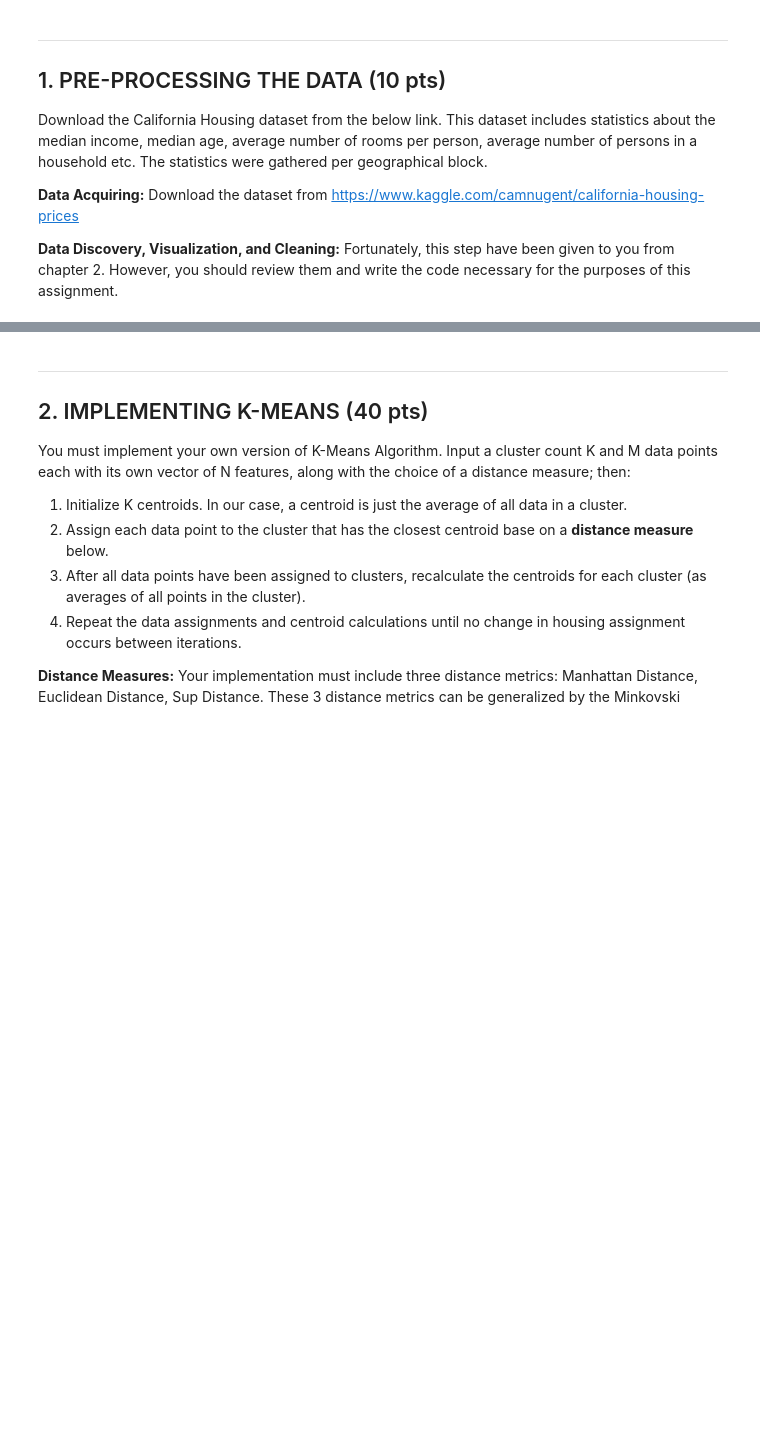
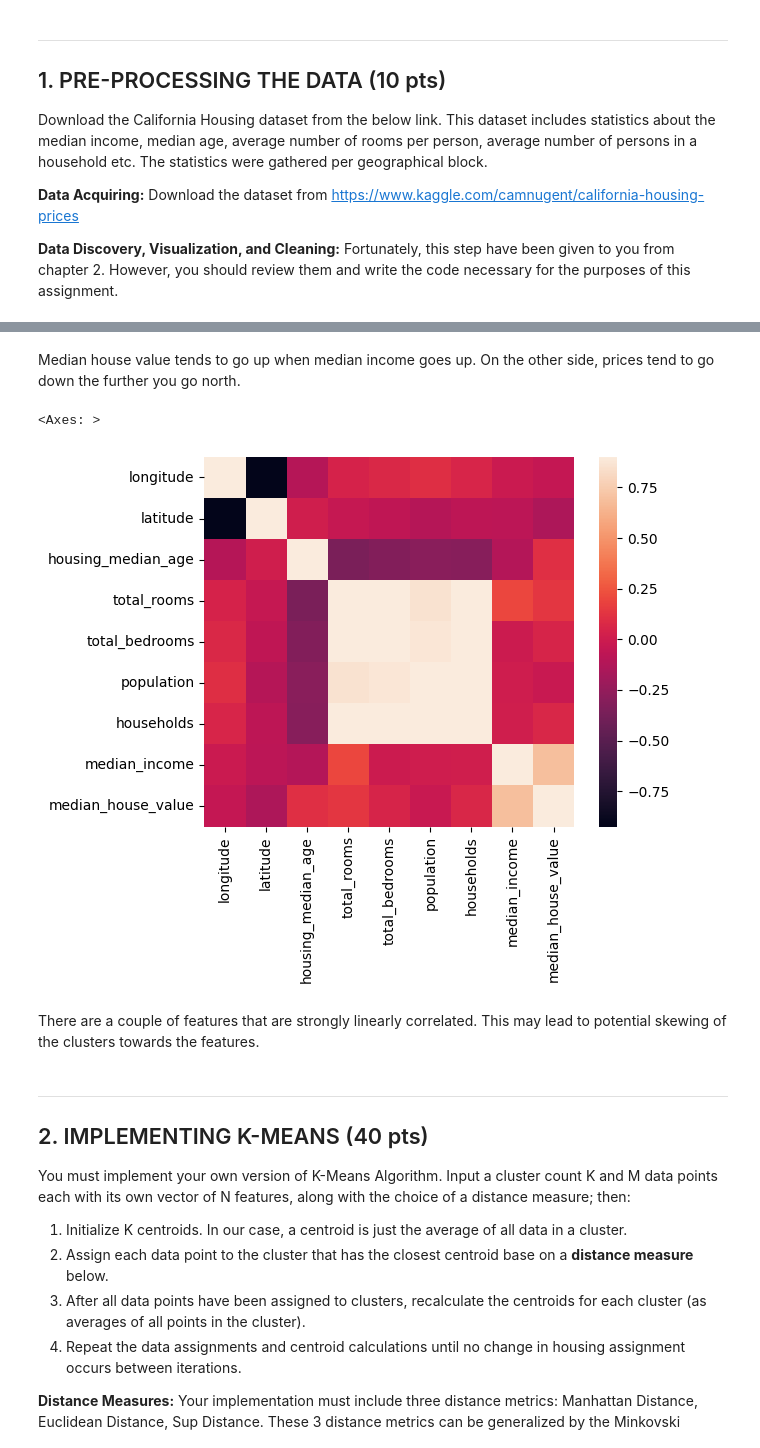
Before and after one commit to cwang12197/cs_4774_ml, a Jupyter notebook: assignment 2/mjq2bt_assignment_2_kmeans.ipynb, the cells around one changed output, grey strips where cells are left out. Cells and saved outputs as stored; diff of their text form; code cells hidden in the pictures; blank space fills up the shorter version.

```diff
--- a/assignment 2/mjq2bt_assignment_2_kmeans.ipynb
+++ b/assignment 2/mjq2bt_assignment_2_kmeans.ipynb
@@ -34,0 +109,12 @@ ImportError: cannot import name 'Imputer' from 'sklearn.preprocessing' (/Library
+# %% [markdown]
+Median house value tends to go up when median income goes up. On the other side, prices tend to go down the further you go north.
+# %%
+import seaborn as sns
+
+cormat = df.corr(numeric_only=True)
+sns.heatmap(cormat, vmax=.9, square=True)
+# %% [output]
+<Axes: >
+[figure, added]
+# %% [markdown]
+There are a couple of features that are strongly linearly correlated. This may lead to potential skewing of the clusters towards the features.
```
Also changed, not shown: parts of 22 cells of this notebook.
